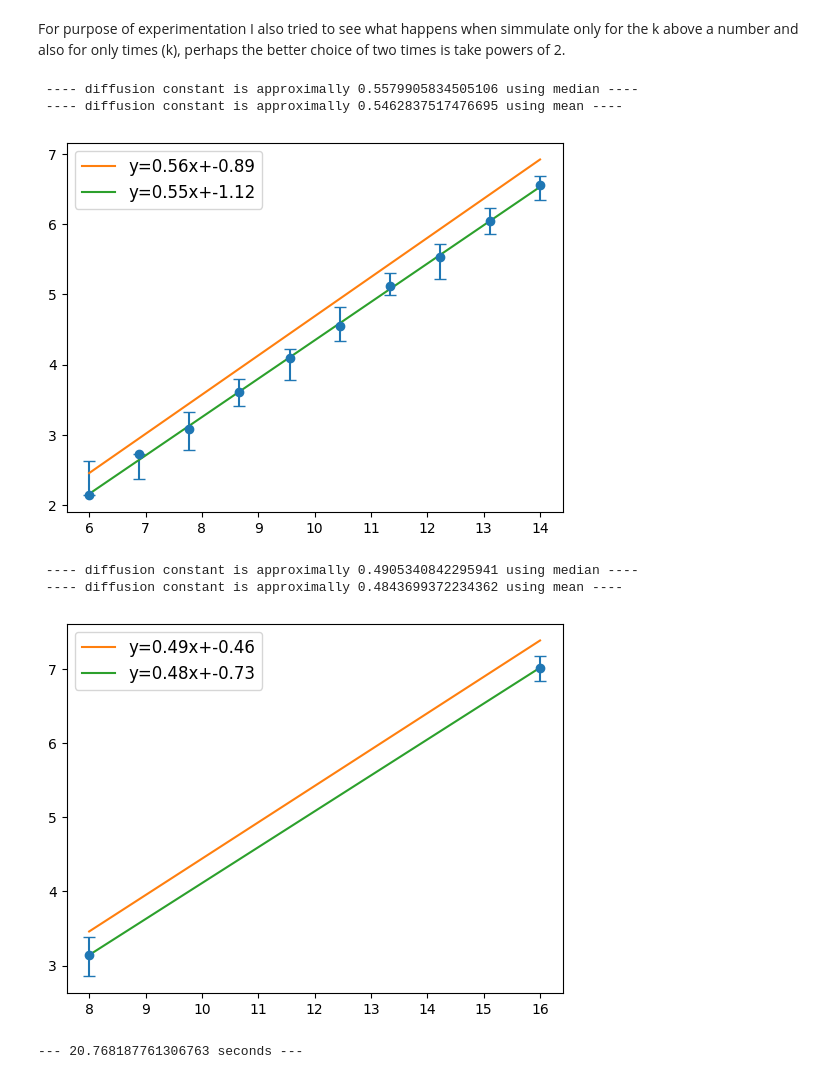
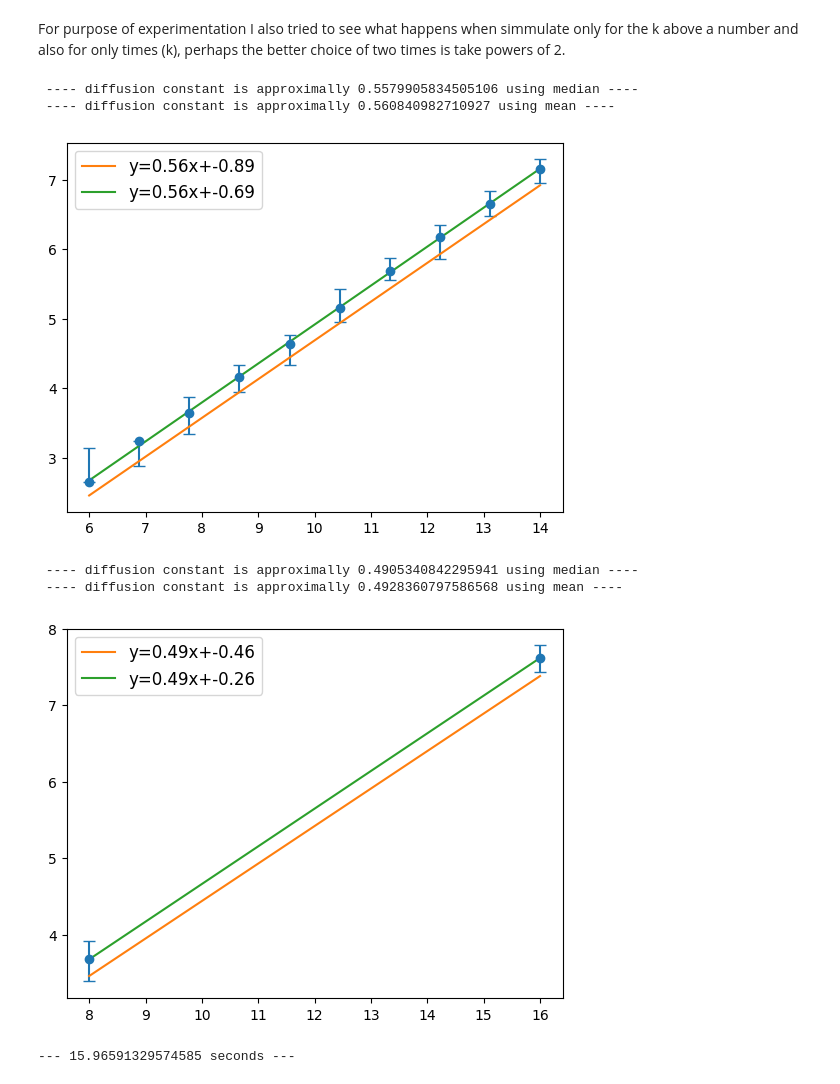
Before and after one commit to IgorSSBarbosa/Random-Walk, a Jupyter notebook: firstTask.ipynb, the cells around one changed output. Cells and saved outputs as stored; diff of their text form; code cells hidden in the pictures.

```diff
--- a/firstTask.ipynb
+++ b/firstTask.ipynb
@@ -140,13 +157,16 @@ for k in range(start,size):
         A[k-start][j-1] = x
 
 # calculating the linear regression of log map
-absA = np.log(np.abs(A))/np.log(2)
+absA = np.abs(A)
 sortedAbs = np.sort(absA)
 stdA = absA.std(1)
 meanA = absA.mean(1)
 median = np.quantile(absA, 0.5 , 1)
-p1 = np.polyfit(Size, median, 1)
-p2 = np.polyfit(Size, meanA, 1)
+
+logmean = np.log(meanA)/np.log(2)
+logmedian = np.log(median)/np.log(2)
+p1 = np.polyfit(Size, logmedian, 1)
+p2 = np.polyfit(Size, logmean, 1)
 
 # calculating the interval of confidence
 alpha = 0.001 # confidence level
@@ -157,22 +177,24 @@ lowerboundindex = [lowerboundindex for i in range(size-start)]
 upperboundindex = [upperboundindex for i in range(size-start)]
 lowerboundheight = sortedAbs[np.arange(size-start),lowerboundindex]
 upperboundheight = sortedAbs[np.arange(size-start),upperboundindex]
+loglower = np.log(lowerboundheight)/np.log(2)
+logupper = np.log(upperboundheight)/np.log(2)
 
-errorbar = [np.abs(lowerboundheight-median), np.abs(upperboundheight-median)]
+errorbar = [np.abs(loglower-logmedian), np.abs(logupper-logmedian)]
 
 # printing everything
 print(" ---- diffusion constant is approximally %s using median ----" % p1[0])
 print(" ---- diffusion constant is approximally %s using mean ----" % p2[0])
 # print("---- error = %s ----" % (errorbar))
-plt.errorbar(Size,meanA,yerr=errorbar, linestyle = 'None',capsize=4, marker = 'o')
+plt.errorbar(Size,logmean,yerr=errorbar, linestyle = 'None',capsize=4, marker = 'o')
 plt.plot(Size, p1[1]+p1[0]*Size, label='y={:.2f}x+{:.2f}'.format(p1[0],p1[1]))
 plt.plot(Size, p2[1]+p2[0]*Size, label='y={:.2f}x+{:.2f}'.format(p2[0],p2[1]))
 plt.legend(fontsize=12)
 plt.show()
 # %% [output]
  ---- diffusion constant is approximally 0.5579905834505106 using median ----
- ---- diffusion constant is approximally 0.5462837517476695 using mean ----
+ ---- diffusion constant is approximally 0.560840982710927 using mean ----
-[figure, old version]
+[figure, new version]
 # %%
 start_time = time.time()
 
@@ -205,41 +227,46 @@ for k in Size:
         A[l][j-1]=x
 
 # calculating the linear regression of log map
-absA = np.log(np.abs(A))/np.log(2)
+absA = np.abs(A)
 sortedAbs = np.sort(absA)
 stdA = absA.std(1)
 meanA = absA.mean(1)
 median = np.quantile(absA, 0.5 , 1)
-p1 = np.polyfit(Size, median, 1)
-p2 = np.polyfit(Size, meanA, 1)
+
+logmean = np.log(meanA)/np.log(2)
+logmedian = np.log(median)/np.log(2)
+p1 = np.polyfit(Size, logmedian, 1)
+p2 = np.polyfit(Size, logmean, 1)
 
 # calculating the interval of confidence
 alpha = 0.001 # confidence level
 
 lowerboundindex = math.floor(0.5* numbsimul - math.sqrt(0.25*numbsimul)*norm.isf(alpha))
 upperboundindex = math.floor(0.5* numbsimul + math.sqrt(0.25*numbsimul)*norm.isf(alpha))
 lowerboundindex = [lowerboundindex for i in range(2)]
 upperboundindex = [upperboundindex for i in range(2)]
 lowerboundheight = sortedAbs[np.arange(2),lowerboundindex]
 upperboundheight = sortedAbs[np.arange(2),upperboundindex]
+loglower = np.log(lowerboundheight)/np.log(2)
+logupper = np.log(upperboundheight)/np.log(2)
 
-errorbar = [np.abs(lowerboundheight-median), np.abs(upperboundheight-median)]
+errorbar = [np.abs(loglower-logmedian), np.abs(logupper-logmedian)]
 
 # printing everything
 print(" ---- diffusion constant is approximally %s using median ----" % p1[0])
 print(" ---- diffusion constant is approximally %s using mean ----" % p2[0])
 # print("---- error = %s ----" % (errorbar))
-plt.errorbar(Size,meanA,yerr=errorbar, linestyle = 'None',capsize=4, marker = 'o')
+plt.errorbar(Size,logmean,yerr=errorbar, linestyle = 'None',capsize=4, marker = 'o')
 plt.plot(Size, p1[1]+p1[0]*Size, label='y={:.2f}x+{:.2f}'.format(p1[0],p1[1]))
 plt.plot(Size, p2[1]+p2[0]*Size, label='y={:.2f}x+{:.2f}'.format(p2[0],p2[1]))
 plt.legend(fontsize=12)
 plt.show()
 print("--- %s seconds ---" % (time.time() - start_time))
 # %% [output]
  ---- diffusion constant is approximally 0.4905340842295941 using median ----
- ---- diffusion constant is approximally 0.4843699372234362 using mean ----
+ ---- diffusion constant is approximally 0.4928360797586568 using mean ----
-[figure, old version]
+[figure, new version]
---- 20.768187761306763 seconds ---
+--- 15.96591329574585 seconds ---
 # %%
 start_time = time.time()
 
```
Also changed, not shown: parts of 4 cells of this notebook.
